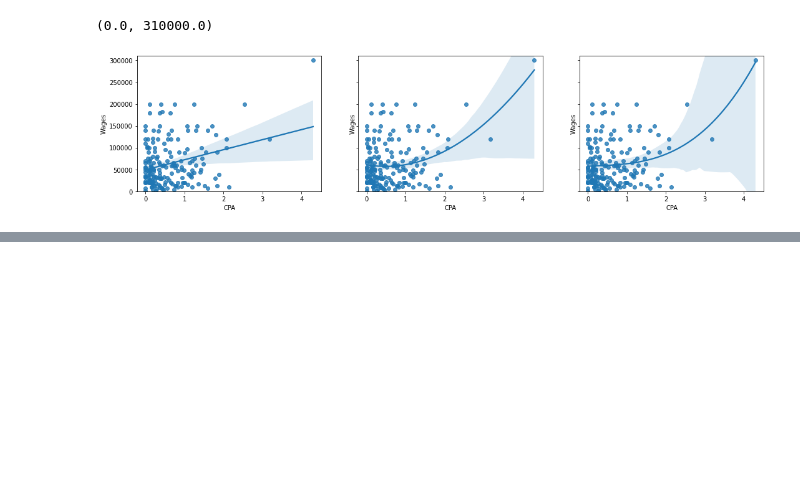
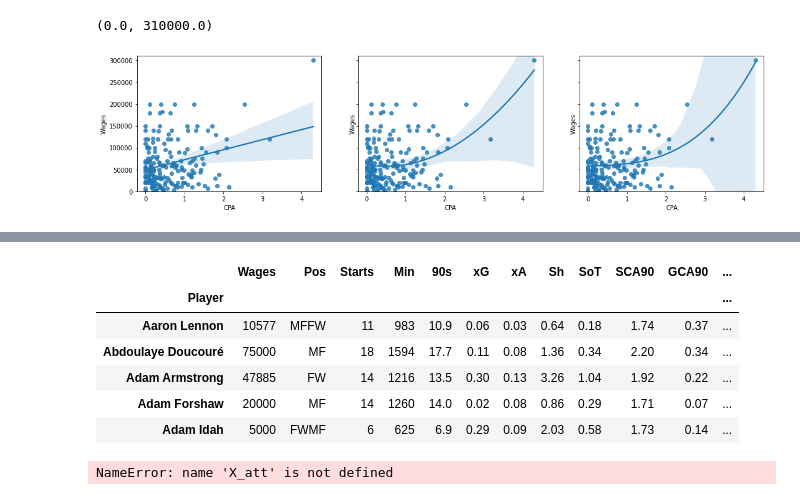
Before and after one commit to arun-s-p/football_wages, a Jupyter notebook: wage_ATT_based_model.ipynb, the cells around one changed output, grey strips where cells are left out. Drawn from its saved outputs; the diff is of its cells as text; code cells hidden in the pictures; blank space fills up the shorter version.

Commit message:
model created

```diff
--- a/wage_ATT_based_model.ipynb
+++ b/wage_ATT_based_model.ipynb
@@ -210,0 +417,10 @@ plt.ylim([0,310000])
+# %%
+df.head()
+# %% [output]
+|  | Wages | Pos | Starts | Min | 90s | xG | xA | Sh | SoT | SCA90 | GCA90 | ... |
+| Player |  |  |  |  |  |  |  |  |  |  |  | ... |
+| Aaron Lennon | 10577 | MFFW | 11 | 983 | 10.9 | 0.06 | 0.03 | 0.64 | 0.18 | 1.74 | 0.37 | ... |
+| Abdoulaye Doucouré | 75000 | MF | 18 | 1594 | 17.7 | 0.11 | 0.08 | 1.36 | 0.34 | 2.20 | 0.34 | ... |
+| Adam Armstrong | 47885 | FW | 14 | 1216 | 13.5 | 0.30 | 0.13 | 3.26 | 1.04 | 1.92 | 0.22 | ... |
+| Adam Forshaw | 20000 | MF | 14 | 1260 | 14.0 | 0.02 | 0.08 | 0.86 | 0.29 | 1.71 | 0.07 | ... |
+| Adam Idah | 5000 | FWMF | 6 | 625 | 6.9 | 0.29 | 0.09 | 2.03 | 0.58 | 1.73 | 0.14 | ... |
@@ -210,0 +478,5 @@ plt.ylim([0,310000])
+# %%
+Wage_modelled = WageModel.predict(X_att)
+df['ReasWage'] = Wage_modelled
+# %% [output]
+NameError: name 'X_att' is not defined
```
Also changed, not shown: parts of 66 cells of this notebook.
